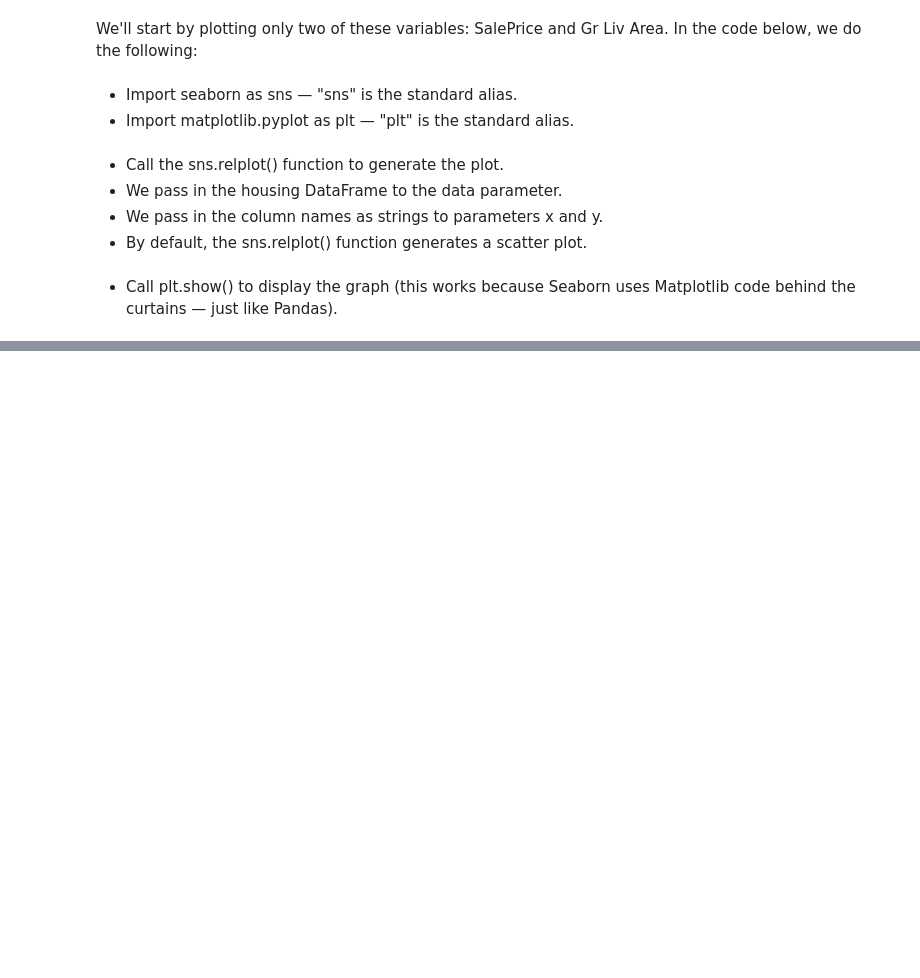
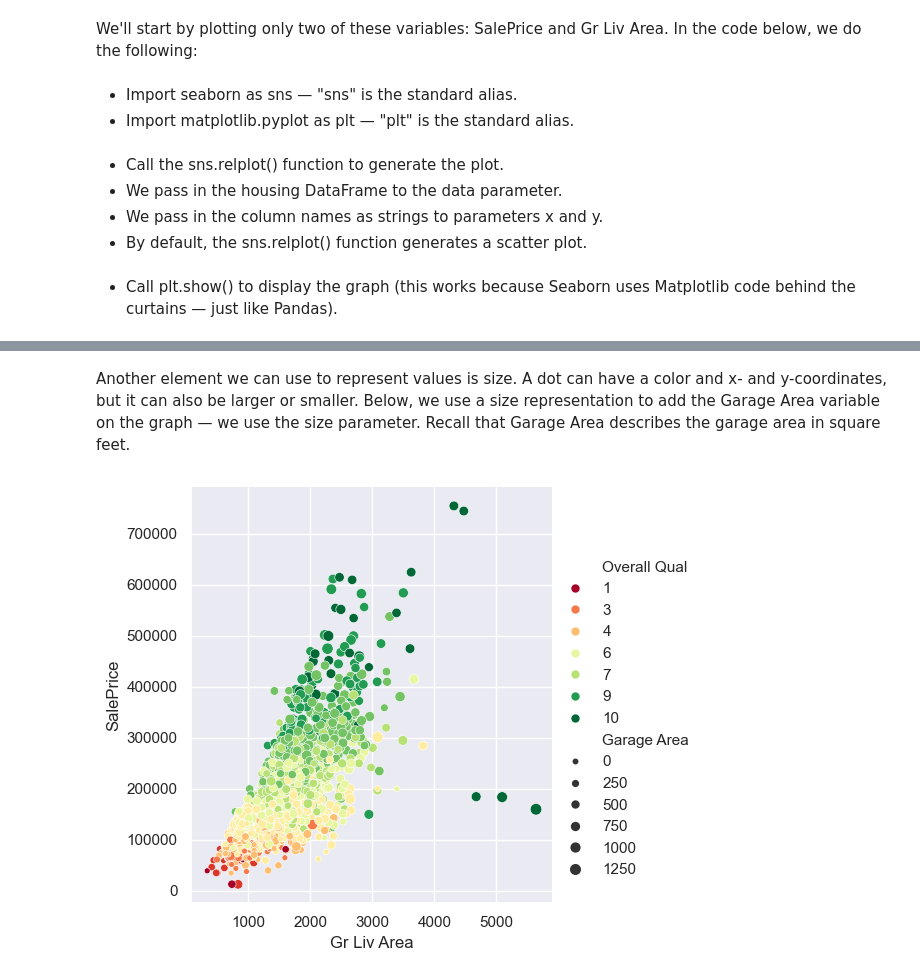
Before and after one commit to Sunday-Okey/Data-Scientist-in-Python, a Jupyter notebook: Data Analysis and Visualization/Data Visualization/Relational Plots and Multiple Variables.ipynb, the cells around one changed output, grey strips where cells are left out. Cells and saved outputs as stored; diff of their text form; code cells hidden in the pictures; blank space fills up the shorter version.

```diff
--- a/Data Analysis and Visualization/Data Visualization/Relational Plots and Multiple Variables.ipynb
+++ b/Data Analysis and Visualization/Data Visualization/Relational Plots and Multiple Variables.ipynb
@@ -107,0 +173,9 @@ plt.show()
+# %% [markdown]
+Another element we can use to represent values is size. A dot can have a color and x- and y-coordinates, but it can also be larger or smaller. Below, we use a size representation to add the Garage Area variable on the graph — we use the size parameter. Recall that Garage Area describes the garage area in square feet.
+# %%
+sns.relplot(data=housing, x='Gr Liv Area', y='SalePrice',
+            hue='Overall Qual', palette='RdYlGn',
+            size='Garage Area')
+plt.show()
+# %% [output]
+[figure, added]
```
Also changed, not shown: parts of 52 cells of this notebook, 2 other files.
